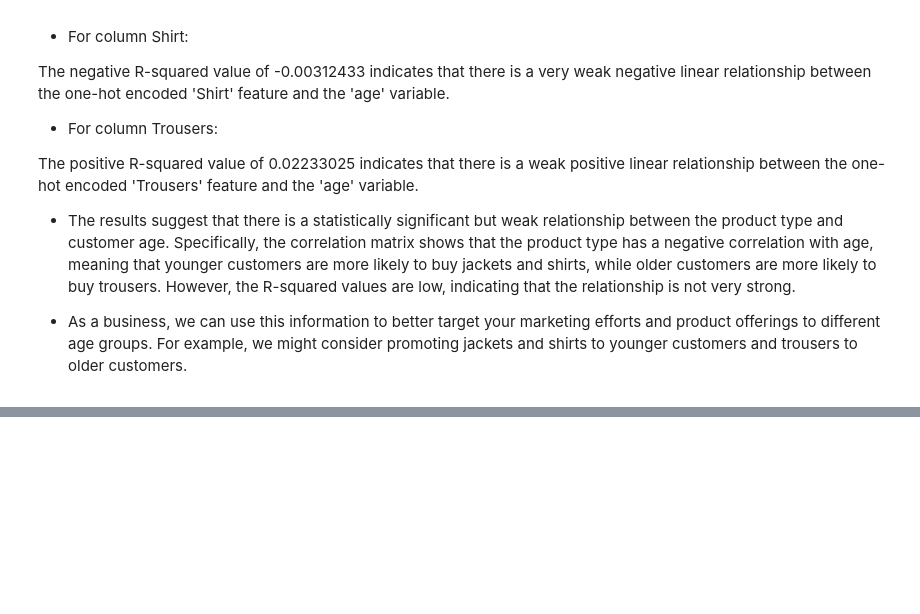
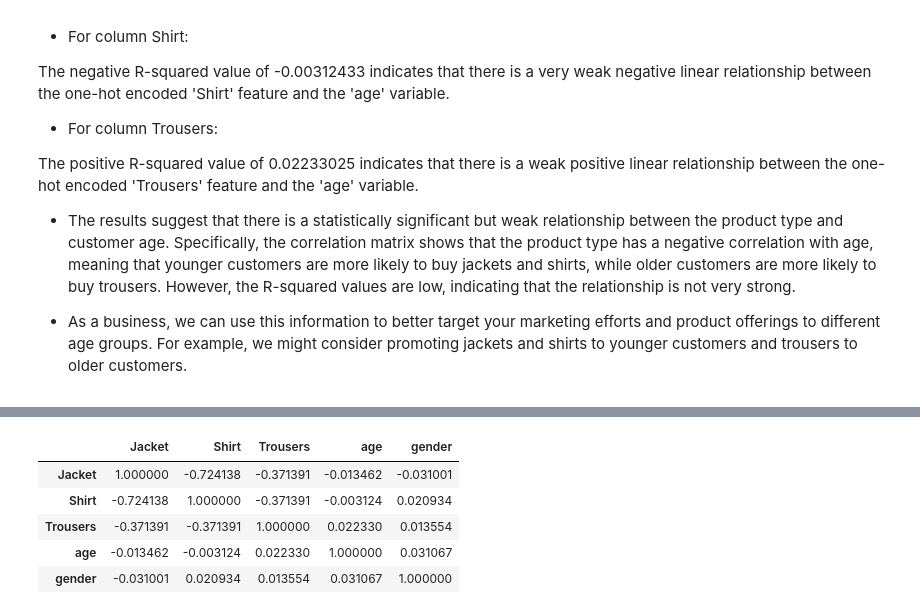
Before and after one commit to azeledon/Final_Project_Group2, a Jupyter notebook: Python/sales_ETL.ipynb, the cells around one changed output, grey strips where cells are left out. Saved outputs shown, nothing was run; the diff lists cells and outputs as text; code cells hidden in the pictures; blank space fills up the shorter version.

```diff
--- a/Python/sales_ETL.ipynb
+++ b/Python/sales_ETL.ipynb
@@ -2016,0 +2174,9 @@ The positive R-squared value of 0.02233025 indicates that there is a weak positi
+# %%
+corr_df
+# %% [output]
+|  | Jacket | Shirt | Trousers | age | gender |
+| Jacket | 1.000000 | -0.724138 | -0.371391 | -0.013462 | -0.031001 |
+| Shirt | -0.724138 | 1.000000 | -0.371391 | -0.003124 | 0.020934 |
+| Trousers | -0.371391 | -0.371391 | 1.000000 | 0.022330 | 0.013554 |
+| age | -0.013462 | -0.003124 | 0.022330 | 1.000000 | 0.031067 |
+| gender | -0.031001 | 0.020934 | 0.013554 | 0.031067 | 1.000000 |
```
Also changed, not shown: parts of 38 cells of this notebook, 3 other files.
